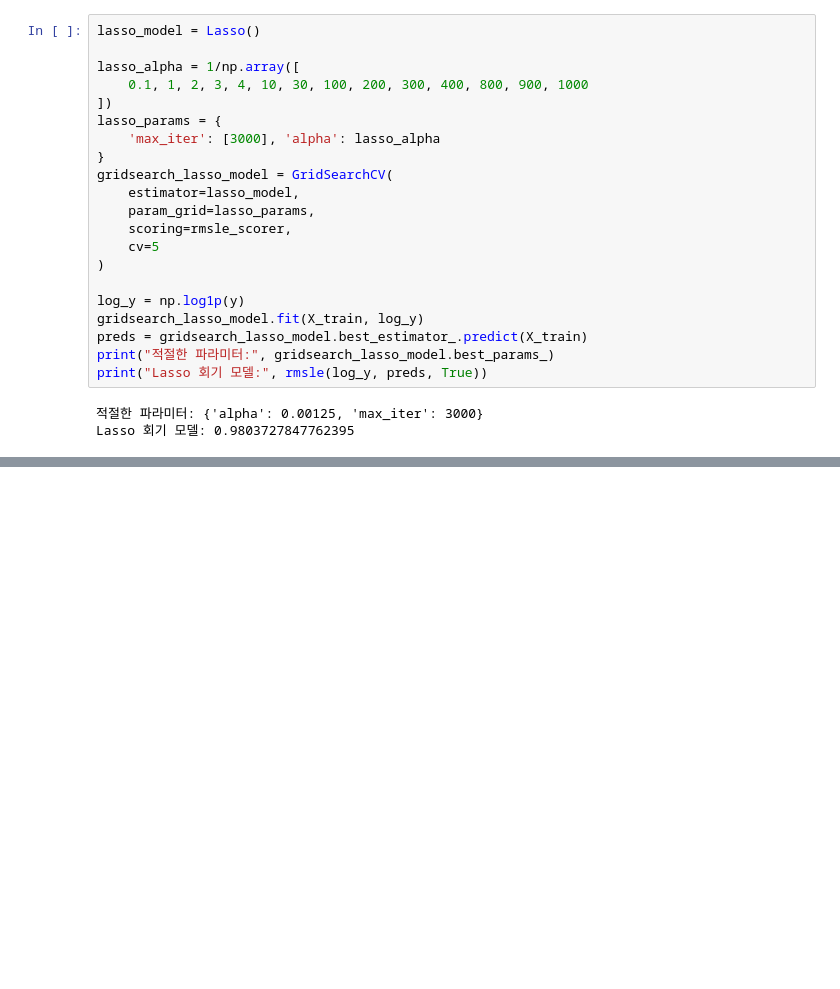
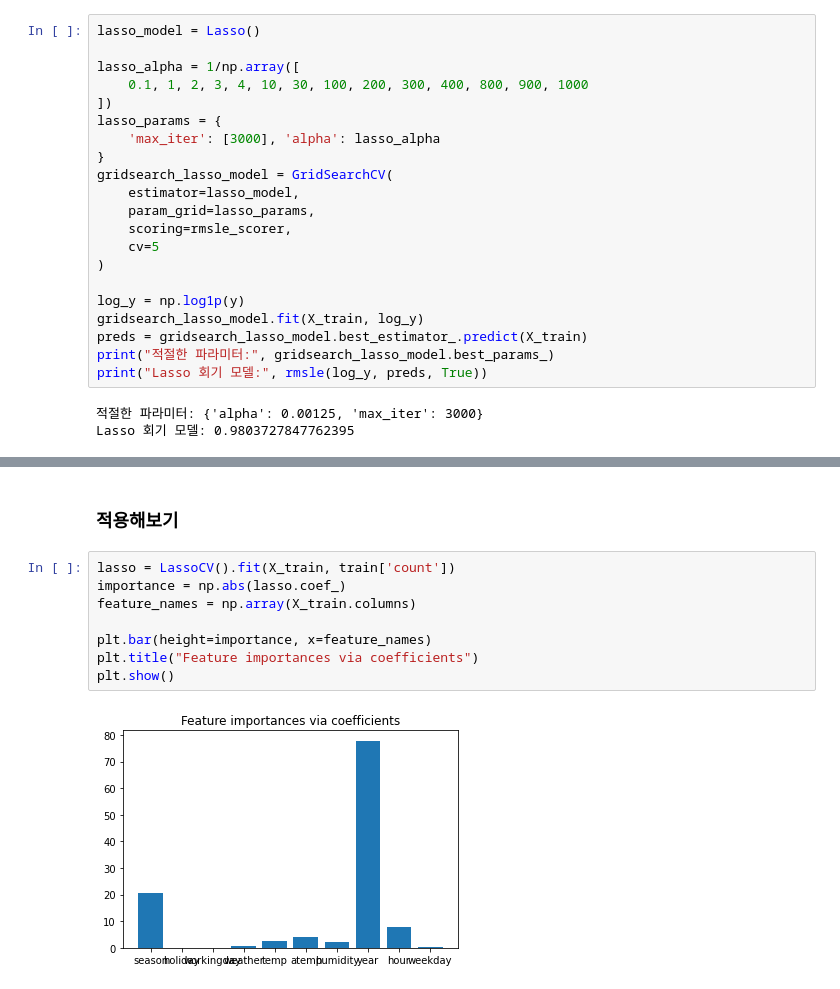
Before and after one commit to datacampic/ML, a Jupyter notebook: 김진성/Bike Sharing/Feature Selection & Linear Model.ipynb, the cells around one changed output, grey strips where cells are left out. Cells and saved outputs as stored; diff of their text form; blank space fills up the shorter version.

```diff
--- a/김진성/Bike Sharing/Feature Selection & Linear Model.ipynb
+++ b/김진성/Bike Sharing/Feature Selection & Linear Model.ipynb
@@ -160,0 +302,12 @@ X_train.shape
+# %% [markdown]
+### 적용해보기
+# %%
+lasso = LassoCV().fit(X_train, train['count'])
+importance = np.abs(lasso.coef_)
+feature_names = np.array(X_train.columns)
+
+plt.bar(height=importance, x=feature_names)
+plt.title("Feature importances via coefficients")
+plt.show()
+# %% [output]
+[figure, added]
```
Also changed, not shown: parts of 26 cells of this notebook.
